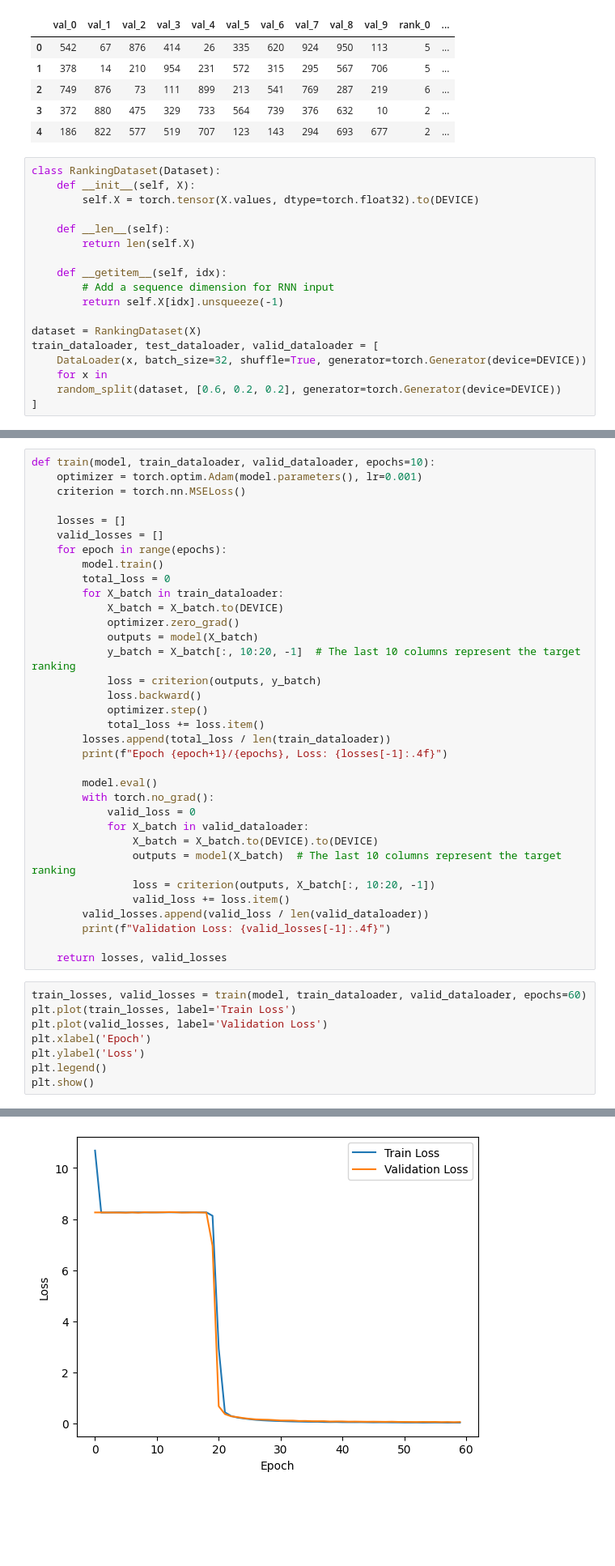
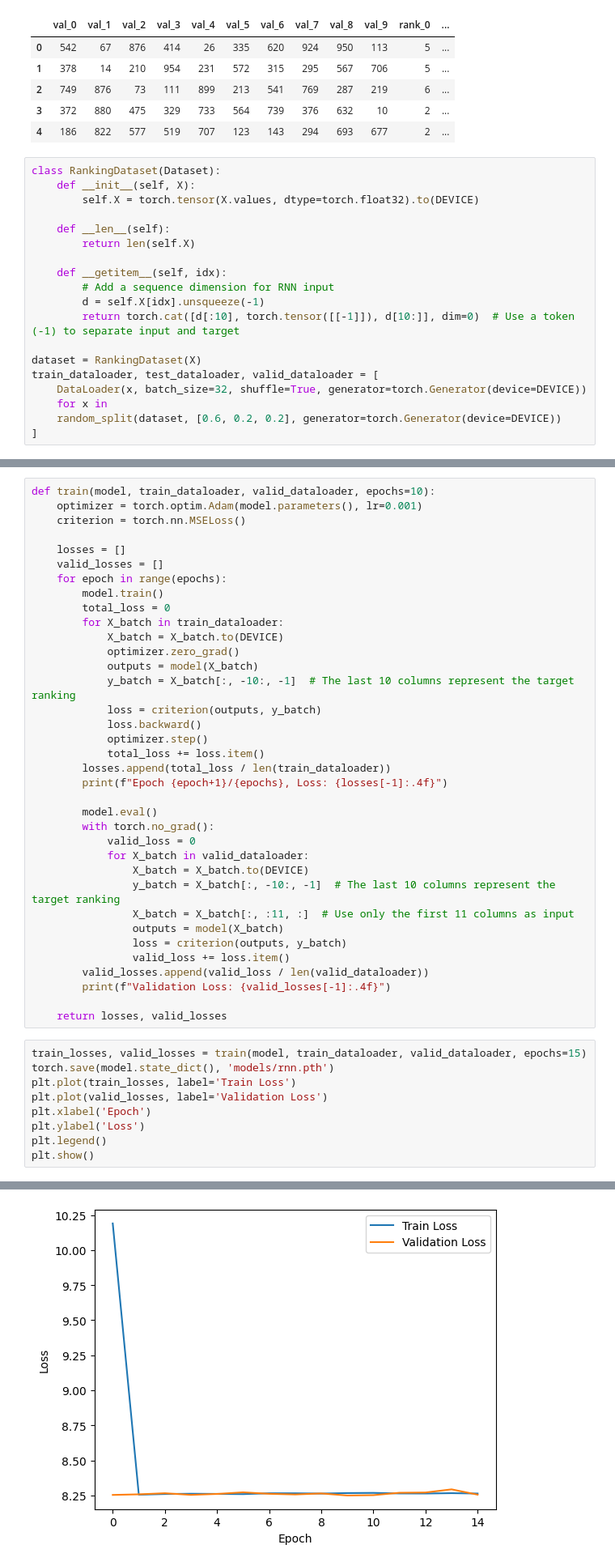
Before and after one commit to Epoch-2026-2027/Learning_Phase, a Jupyter notebook: task1/subtask1/rnn.ipynb, the cells around one changed output, grey strips where cells are left out. Shown at 81% size. Cells and saved outputs as stored; diff of their text form; blank space fills up the shorter version.

```diff
--- a/task1/subtask1/rnn.ipynb
+++ b/task1/subtask1/rnn.ipynb
@@ -45,7 +45,8 @@ class RankingDataset(Dataset):
 
     def __getitem__(self, idx):
         # Add a sequence dimension for RNN input
-        return self.X[idx].unsqueeze(-1)
+        d = self.X[idx].unsqueeze(-1)
+        return torch.cat([d[:10], torch.tensor([[-1]]), d[10:]], dim=0)  # Use a token (-1) to separate input and target
 
 dataset = RankingDataset(X)
 train_dataloader, test_dataloader, valid_dataloader = [
@@ -99,7 +98,7 @@ def train(model, train_dataloader, valid_dataloader, epochs=10):
             X_batch = X_batch.to(DEVICE)
             optimizer.zero_grad()
             outputs = model(X_batch)
-            y_batch = X_batch[:, 10:20, -1]  # The last 10 columns represent the target ranking
+            y_batch = X_batch[:, -10:, -1]  # The last 10 columns represent the target ranking
             loss = criterion(outputs, y_batch)
             loss.backward()
             optimizer.step()
@@ -111,16 +110,19 @@ def train(model, train_dataloader, valid_dataloader, epochs=10):
         with torch.no_grad():
             valid_loss = 0
             for X_batch in valid_dataloader:
-                X_batch = X_batch.to(DEVICE).to(DEVICE)
-                outputs = model(X_batch)  # The last 10 columns represent the target ranking
-                loss = criterion(outputs, X_batch[:, 10:20, -1])
+                X_batch = X_batch.to(DEVICE)
+                y_batch = X_batch[:, -10:, -1]  # The last 10 columns represent the target ranking
+                X_batch = X_batch[:, :11, :]  # Use only the first 11 columns as input
+                outputs = model(X_batch)
+                loss = criterion(outputs, y_batch)
                 valid_loss += loss.item()
         valid_losses.append(valid_loss / len(valid_dataloader))
         print(f"Validation Loss: {valid_losses[-1]:.4f}")
 
     return losses, valid_losses
 # %%
-train_losses, valid_losses = train(model, train_dataloader, valid_dataloader, epochs=60)
+train_losses, valid_losses = train(model, train_dataloader, valid_dataloader, epochs=15)
+torch.save(model.state_dict(), 'models/rnn.pth')
 plt.plot(train_losses, label='Train Loss')
 plt.plot(valid_losses, label='Validation Loss')
 plt.xlabel('Epoch')
@@ -148,4 +150,4 @@ Validation Loss: 0.0547
-[figure, old version]
+[figure, new version]
 # %%
 # Test the model on the test set
 model.eval()
```
Also changed, not shown: parts of 8 cells of this notebook, 4 other files.
